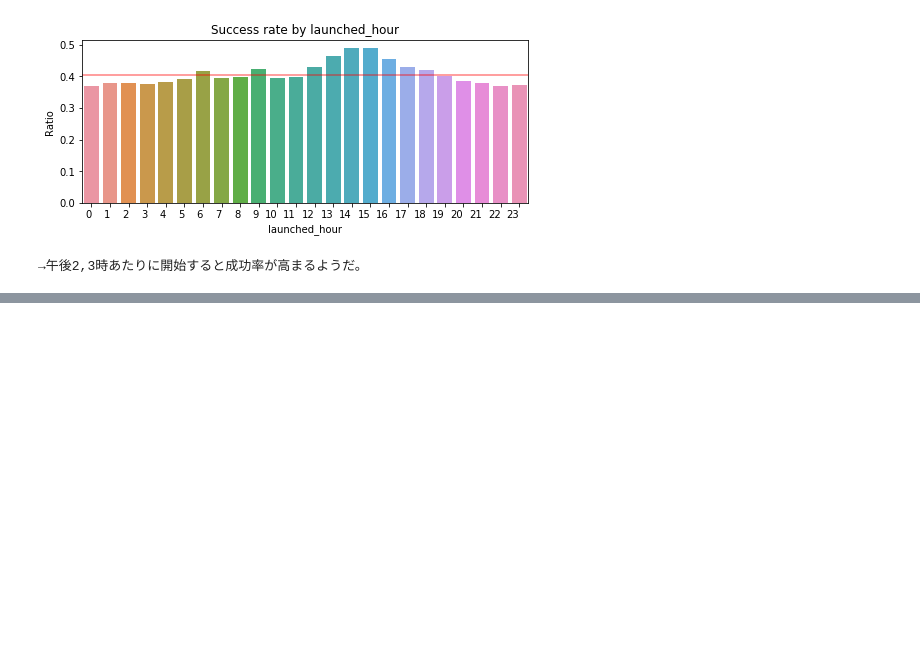
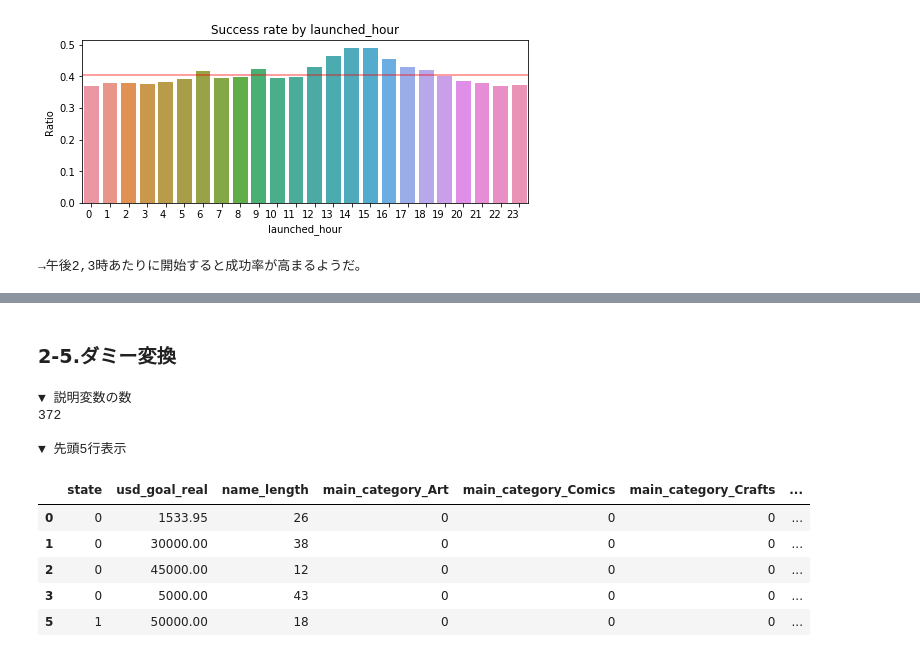
Before and after one commit to arsma12/skillupAI, a Jupyter notebook: Day1_work_長谷川雅代.ipynb, the cells around one changed output, grey strips where cells are left out. Saved outputs shown, nothing was run; the diff lists cells and outputs as text; code cells hidden in the pictures; blank space fills up the shorter version.

```diff
--- a/Day1_work_長谷川雅代.ipynb
+++ b/Day1_work_長谷川雅代.ipynb
@@ -553,0 +518,42 @@ None
+# %% [markdown]
+### 2-5.ダミー変換
+# %%
+# ------------------------------------------------
+# 2-5.ダミー変換
+# ------------------------------------------------
+# one-hot-encoding
+df_dummies = pd.get_dummies(df, columns=['main_category','category','country','currency',
+                                         'launched_month','launched_day','launched_hour','period'])
+
+
+# main_categoryとcategoryの相関チェック→遅すぎてでかすぎる
+#df_chk_d1 = pd.get_dummies(df[['state','main_category','category']], columns=['main_category','category'])
+#print('\n▼ stateとmain_categoryとcategoryの相関関係を確認')
+#plt.figure(figsize=(20,20))
+#sns.heatmap(df_chk_d1.corr())
+#plt.show()
+
+# currencyとccountoryの相関チェック→遅すぎてでかすぎる
+#df_chk_d2 = pd.get_dummies(df[['state','currency','country']], columns=['currency','country'])
+#print('\n▼ stateとcurrencyとcountryの相関関係を確認')
+#plt.figure(figsize=(20,20))
+#sns.heatmap(df_chk_d2.corr())
+#plt.show()
+
+print('\n▼ 説明変数の数')
+print(len(df_dummies.drop('state', axis=1).columns))
+
+print('\n▼ 先頭5行表示')
+pd.set_option('display.max_columns', 500)
+display(df_dummies.head(5))
+# %% [output]
+▼ 説明変数の数
+372
+
+▼ 先頭5行表示
+|  | state | usd_goal_real | name_length | main_category_Art | main_category_Comics | main_category_Crafts | ... |
+| 0 | 0 | 1533.95 | 26 | 0 | 0 | 0 | ... |
+| 1 | 0 | 30000.00 | 38 | 0 | 0 | 0 | ... |
+| 2 | 0 | 45000.00 | 12 | 0 | 0 | 0 | ... |
+| 3 | 0 | 5000.00 | 43 | 0 | 0 | 0 | ... |
+| 5 | 1 | 50000.00 | 18 | 0 | 0 | 0 | ... |
```
Also changed, not shown: parts of 26 cells of this notebook.
